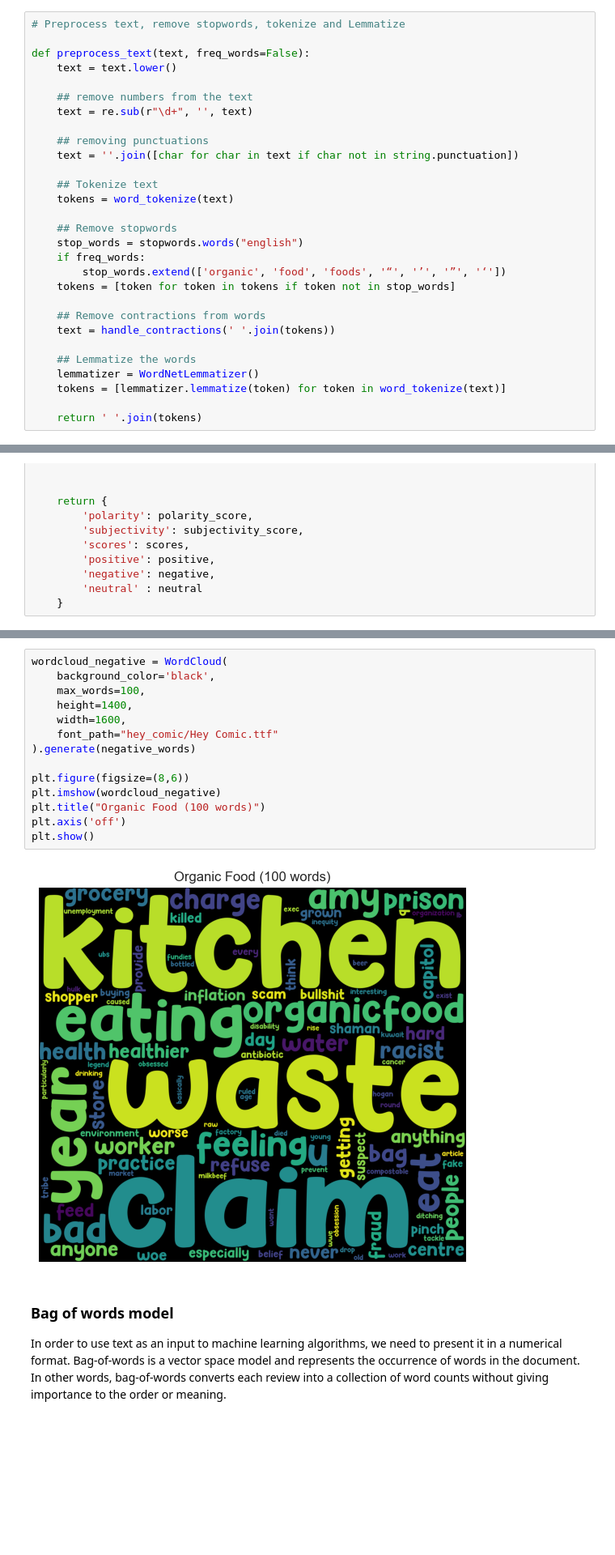
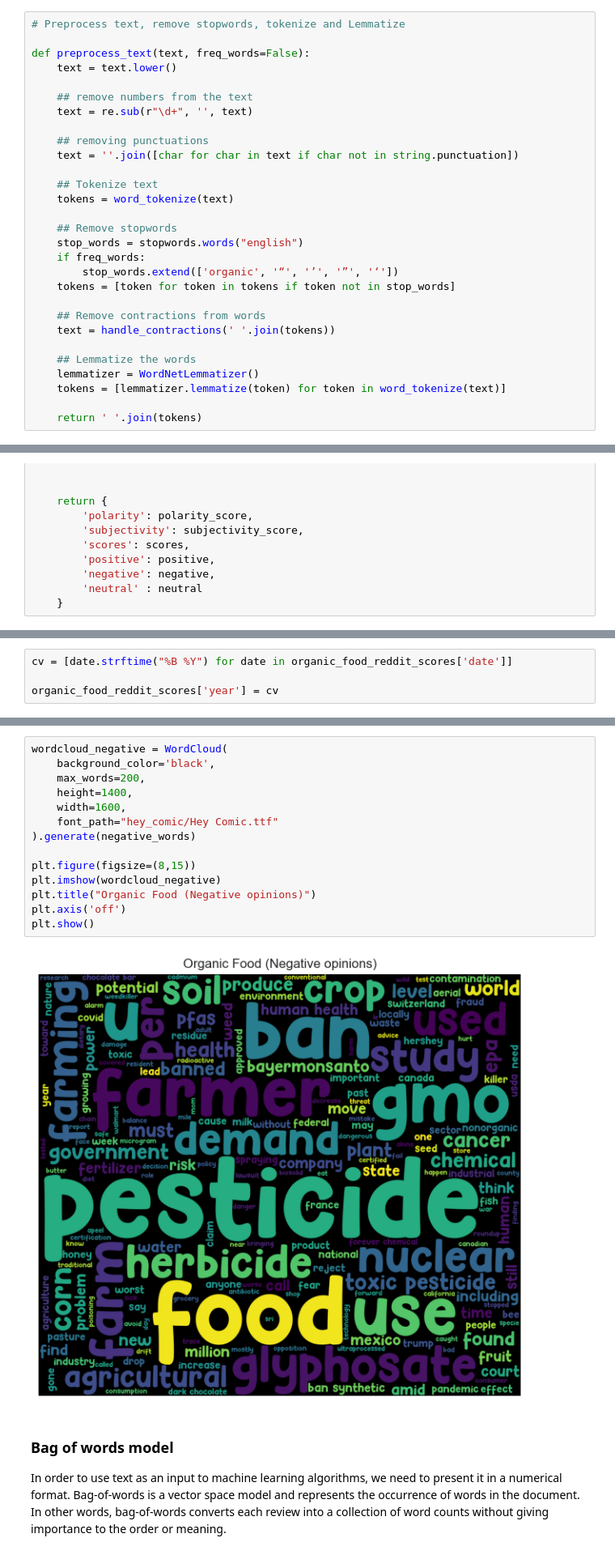
Before and after one commit to Ci-re/Sentiment-Analysis, a Jupyter notebook: organic_food_sentiments.ipynb, the cells around one changed output, grey strips where cells are left out. Shown at 81% size. Cells and saved outputs as stored; diff of their text form; blank space fills up the shorter version.

```diff
--- a/organic_food_sentiments.ipynb
+++ b/organic_food_sentiments.ipynb
@@ -141,7 +143,7 @@ def preprocess_text(text, freq_words=False):
     ## Remove stopwords
     stop_words = stopwords.words("english")
     if freq_words:
-        stop_words.extend(['organic', 'food', 'foods', '“', '’', '”', '‘'])
+        stop_words.extend(['organic', '“', '’', '”', '‘'])
     tokens = [token for token in tokens if token not in stop_words]
 
     ## Remove contractions from words
@@ -258,0 +276,4 @@ plt.show()
+# %%
+cv = [date.strftime("%B %Y") for date in organic_food_reddit_scores['date']]
+
+organic_food_reddit_scores['year'] = cv
@@ -305,19 +372,19 @@ plt.show()
 # %%
 wordcloud_negative = WordCloud(
     background_color='black',
-    max_words=100,
+    max_words=200,
     height=1400,
     width=1600,
     font_path="hey_comic/Hey Comic.ttf"
 ).generate(negative_words)
 
-plt.figure(figsize=(8,6))
+plt.figure(figsize=(8,15))
 plt.imshow(wordcloud_negative)
-plt.title("Organic Food (100 words)")
+plt.title("Organic Food (Negative opinions)")
 plt.axis('off')
 plt.show()
 # %% [output]
-[figure, old version]
+[figure, new version]
 # %% [markdown]
 ### Bag of words model
 
```
Also changed, not shown: parts of 30 cells of this notebook, 20 other files.
